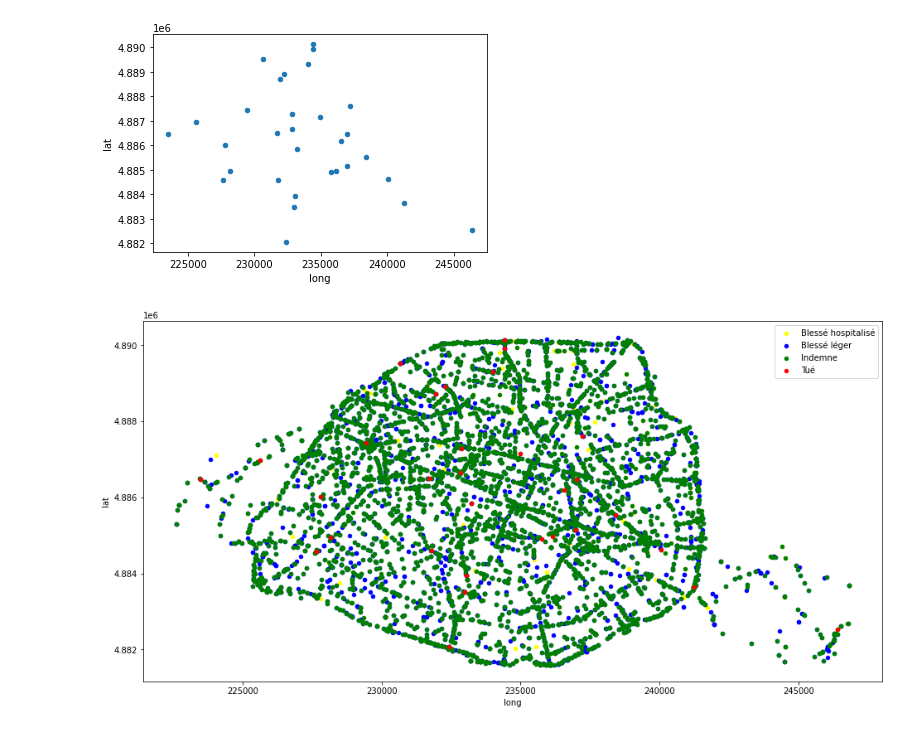
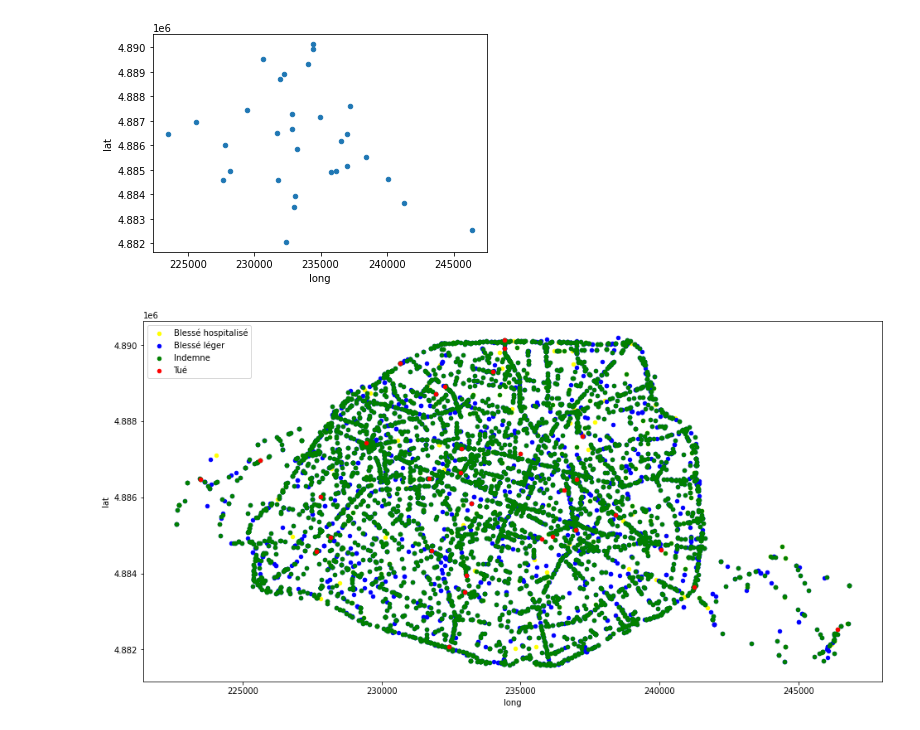
Before and after one commit to DorianMB/PythonProject, a Jupyter notebook: Exercices Pandas.ipynb, the cells around one changed output. Saved outputs shown, nothing was run; the diff lists cells and outputs as text; code cells hidden in the pictures.

Commit message:
legend

```diff
--- a/Exercices Pandas.ipynb
+++ b/Exercices Pandas.ipynb
@@ -445,15 +445,15 @@ filter_dep = (df['dep'] == 750)
 # %%
 fig, ax = plt.subplots(figsize=(16,8), nrows=1, ncols=1)
 
 for (name, group), color in zip(df[filter_dep].groupby(['grav']), colors):
 
     group.plot(kind='scatter',
                x='long',
                y='lat',
                label=name,
                color=color,
                ax=ax)
 
-    plt.legend(loc='best')
+    plt.legend(loc='upper left')
 # %% [output]
-[figure, old version]
+[figure, new version]
```
